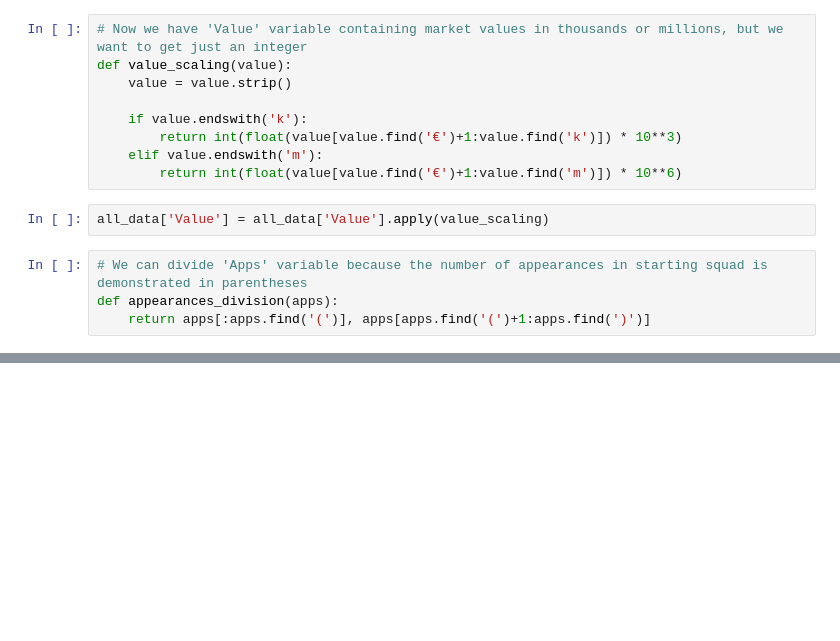
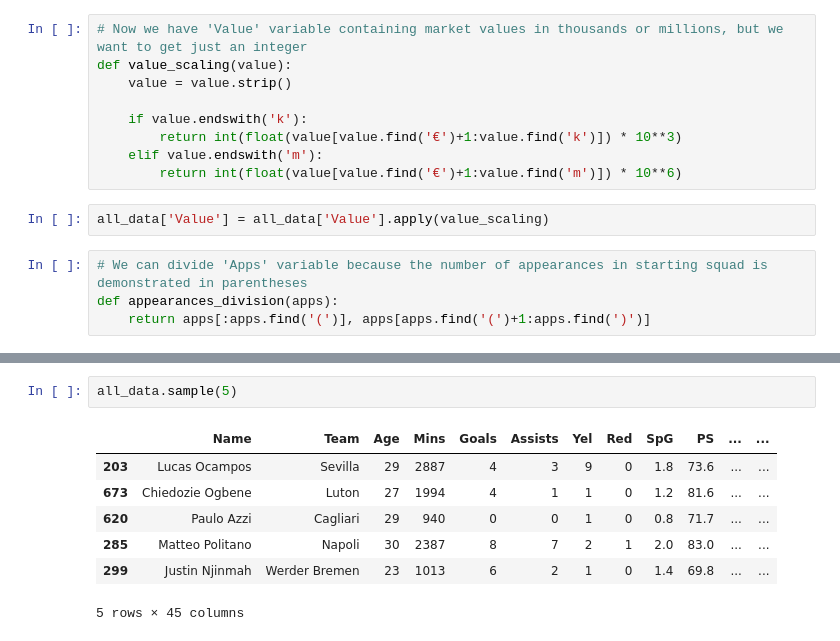
Before and after one commit to MorShow/players-market-value-prediction, a Jupyter notebook: project.ipynb, the cells around one changed output, grey strips where cells are left out. Cells and saved outputs as stored; diff of their text form; blank space fills up the shorter version.

```diff
--- a/project.ipynb
+++ b/project.ipynb
@@ -139,0 +274,10 @@ display(all_data.sample(30))
+# %%
+all_data.sample(5)
+# %% [output]
+|  | Name | Team | Age | Mins | Goals | Assists | Yel | Red | SpG | PS | ... | ... |
+| 203 | Lucas Ocampos | Sevilla | 29 | 2887 | 4 | 3 | 9 | 0 | 1.8 | 73.6 | ... | ... |
+| 673 | Chiedozie Ogbene | Luton | 27 | 1994 | 4 | 1 | 1 | 0 | 1.2 | 81.6 | ... | ... |
+| 620 | Paulo Azzi | Cagliari | 29 | 940 | 0 | 0 | 1 | 0 | 0.8 | 71.7 | ... | ... |
+| 285 | Matteo Politano | Napoli | 30 | 2387 | 8 | 7 | 2 | 1 | 2.0 | 83.0 | ... | ... |
+| 299 | Justin Njinmah | Werder Bremen | 23 | 1013 | 6 | 2 | 1 | 0 | 1.4 | 69.8 | ... | ... |
+5 rows × 45 columns
```
Also changed, not shown: parts of 26 cells of this notebook.
